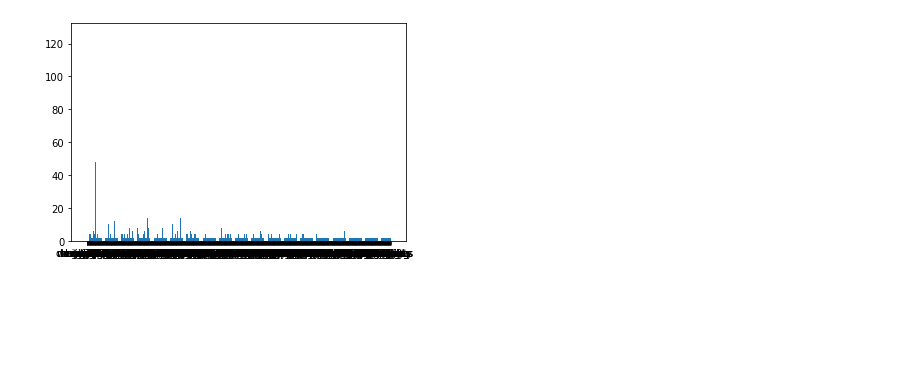
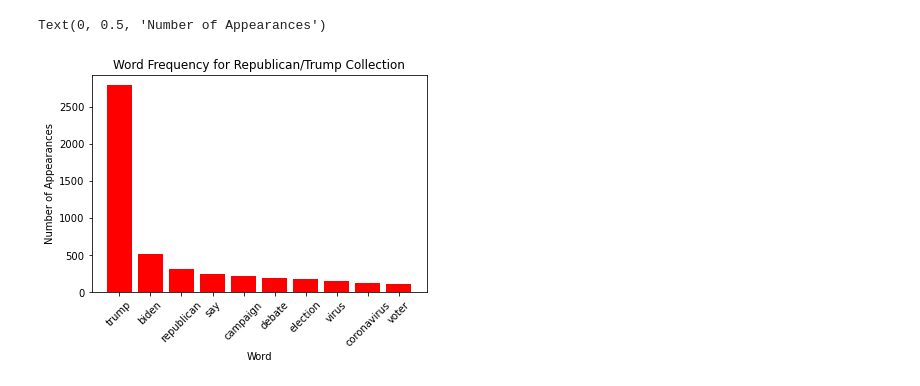
Before and after one commit to sandeepmukh/NYTvMarket, a Jupyter notebook: dataCleaning.ipynb, the cells around one changed output. Drawn from its saved outputs; the diff is of its cells as text; code cells hidden in the pictures; blank space fills up the shorter version.

Commit message:
addded and cleaned some 2020 data

```diff
--- a/dataCleaning.ipynb
+++ b/dataCleaning.ipynb
@@ -88,0 +107,7 @@ for name in names.names.values:
+# %%
+# Tokenize the data and remove punctuation
+articlesR = removePunctuation(articlesR)
+articlesD = removePunctuation(articlesD)
+articlesR["tokens"] = tokenize(articlesR["headline"])
+articlesD["tokens"] = tokenize(articlesD["headline"])
+articlesR.head() #Verify that the data look good
@@ -89 +131,27 @@ for name in names.names.values:
+# %%
+#Lemmatize each headline and reset the indicies
+stop_words = stopwords.words("english")
+articlesD["tokens"] = articlesD["tokens"].apply(lambda s: remove_noise(s, stop_words))
+articlesR["tokens"] = articlesR["tokens"].apply(lambda s: remove_noise(s, stop_words))
+articlesR = articlesR.reset_index()
+articlesD = articlesD.reset_index()
+# %%
+# Generate the frequency lists for both sets
+demFreqList = FreqDist(all_words_generator(articlesD["tokens"].tolist()))
+repFreqList = FreqDist(all_words_generator(articlesR["tokens"].tolist()))
+# %%
+# Plot top 10 frequency words for both
+rep = repFreqList.most_common(10)
+dem = demFreqList.most_common(10)
+# x, y = x.T
+# plt.hist(x)
+# x
+# repFreqList.plot.hist(grid=True,
+#                    color='#607c8e')
+# plt.hist(repFreqList)
+# plt.colorbar('#607c8e')
+# plt.title('Frequency of top 10 words for Republican/Trump Articles')
+# plt.xlabel('Counts')
+# plt.ylabel('Word')
+# plt.grid(axis='y', alpha=0.75)
 # %%
@@ -142,7 +184,10 @@ articles.to_csv("./data/NYTDataCleaned.csv")
-# %%
-D = articles.iloc[0]["headline"]
-plt.bar(range(len(D)), list(D.values()), align='center')
-plt.xticks(range(len(D)), list(D.keys()))
-plt.show()
-# %% [output]
-[figure, removed]
+# %%
+# Rep plot
+plt.bar(*zip(*dict(rep).items()), color="red")
+plt.xticks(rotation=45)
+plt.title("Word Frequency for Republican/Trump Collection")
+plt.xlabel("Word")
+plt.ylabel("Number of Appearances")
+# %% [output]
+Text(0, 0.5, 'Number of Appearances')
+[figure, added]
```
Also changed, not shown: parts of 17 cells of this notebook, 1 other file.
